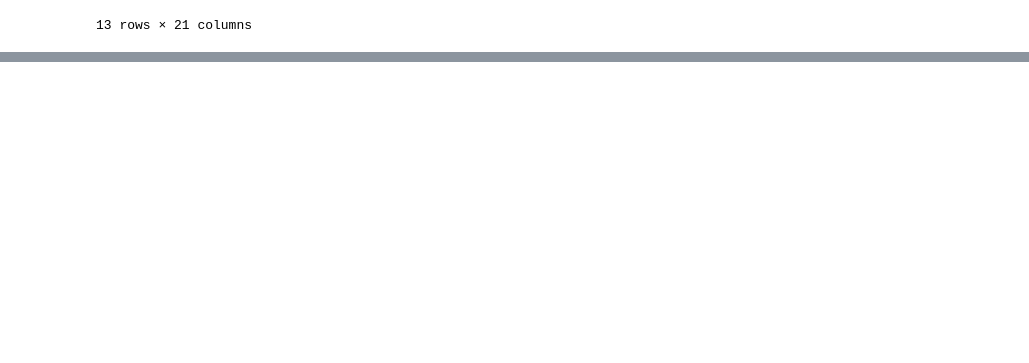
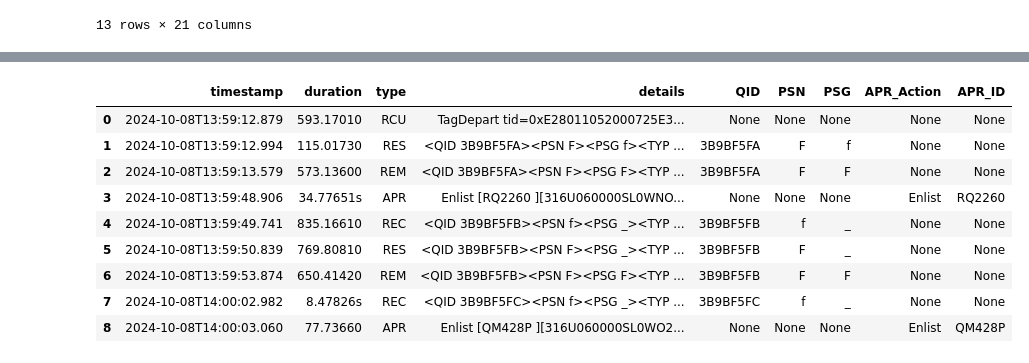
Before and after one commit to afiqrosdi260/study_parse_log, a Jupyter notebook: log-parse-table.ipynb, the cells around one changed output, grey strips where cells are left out. Cells and saved outputs as stored; diff of their text form; code cells hidden in the pictures; blank space fills up the shorter version.

```diff
--- a/log-parse-table.ipynb
+++ b/log-parse-table.ipynb
@@ -191,0 +333,91 @@ df_details_split
+# %%
+import re
+import pandas as pd
+def expand(row):
+    if row['types'] == 'APR':
+        parsed=pr.parse(formatt1,row['description']).named
+        adjust_type=row['types']+" "+parsed['adjust_type']
+        ID=parsed['APR_id']
+        filter_type=adjust_type
+    elif row['types'] == 'TFI':
+        parsed=pr.parse(formatt3,row['description']).named
+        adjust_type=parsed['adjust_type1']+" "+parsed['adjust_type2']
+        ID=row['date']
+        filter_type=ID+" "+adjust_type
+    else:
+        parsed=pr.parse(formatt2,row['description']).named
+        adjust_type=row['types']
+        ID=parsed['BaseID']
+        filter_type=row['types']+" "+parsed['type_id']
+
+    return pd.Series([adjust_type, ID,filter_type])
+# Define regex for general log structure
+log_pattern = re.compile(r'^(?P<timestamp>\S+)\s+(?P<duration>\S+)\s+(?P<type>\S+)\s+(?P<details>.+)$')
+
+# Example log data as provided
+log_data = [
+    "2024-10-08T13:59:12.879 593.17010  RCU TagDepart tid=0xE28011052000725E3F7509A4000000000000000000000000 +ve={6,43,796.96150}, -ve={6,9,182.78120}, 1st={6,43,2.12510}, 2nd={1,1,18.41920}, 3rd={3,3,144.10670}, 4th={5,5,815.09170}",
+    "2024-10-08T13:59:12.994 115.01730  RES <QID 3B9BF5FA><PSN F><PSG f><TYP 27><CID 0xE28011052000725E3F7509A4><AID 0xB0111000000000050306D926><TRX 00><BEF 00000     0.00><AFT 00000     0.00>",
+    "2024-10-08T13:59:13.579 573.13600  REM <QID 3B9BF5FA><PSN F><PSG F><TYP 27><CID 0xE28011052000725E3F7509A4><AID 0xB0111000000000050306D926><TRX 00><BEF 00000     0.00><AFT 00000     0.00>",
+    "2024-10-08T13:59:48.906  34.77651s APR Enlist [RQ2260            ][316U060000SL0WNO  ] 0 -> 1",
+    "2024-10-08T13:59:49.741 835.16610  REC <QID 3B9BF5FB><PSN f><PSG _><TYP 34><CID 0000000000><AID 000000000000000000><TRX 00><BEF 00000     0.00><AFT 00000     0.00>",
+    "2024-10-08T13:59:50.839 769.80810  RES <QID 3B9BF5FB><PSN F><PSG _><TYP 27><CID 0xE28011052000730CF9670ACE><AID 0xB01110000000000503339475><TRX 00><BEF 00000     0.00><AFT 00000     0.00>",
+    "2024-10-08T13:59:53.874 650.41420  REM <QID 3B9BF5FB><PSN F><PSG F><TYP 27><CID 0xE28011052000730CF9670ACE><AID 0xB01110000000000503339475><TRX 00><BEF 00000     0.00><AFT 00000     0.00>",
+    "2024-10-08T14:00:02.982   8.47826s REC <QID 3B9BF5FC><PSN f><PSG _><TYP 34><CID 0000000000><AID 000000000000000000><TRX 00><BEF 00000     0.00><AFT 00000     0.00>",
+    "2024-10-08T14:00:03.060  77.73660  APR Enlist [QM428P            ][316U060000SL0WO2  ] 0 -> 1"
+]
+
+# List to store filtered log entries
+log_entries = []
+
+# Patterns to identify details for REC, RES, REM logs
+qid_psn_psg_pattern = re.compile(r'<QID (?P<QID>.*?)><PSN (?P<PSN>.*?)><PSG (?P<PSG>.*?)>')
+# Patterns to identify Enlist or Select for APR logs
+apr_pattern = re.compile(r'(?P<action>Enlist|Select) \[(?P<id>.*?)\]')
+
+# Loop through the log data and match patterns
+for log in log_data:
+    match = log_pattern.match(log)
+    if match:
+        log_type = match.group('type')
+        details = match.group('details')
+
+        # Initialize dictionary to hold log info
+        log_info = match.groupdict()
+        log_info['QID'] = None
+        log_info['PSN'] = None
+        log_info['PSG'] = None
+        log_info['APR_Action'] = None
+        log_info['APR_ID'] = None
+
+        # Filter based on log type and details pattern
+        if log_type in ['REC', 'RES', 'REM']:
+            qid_match = qid_psn_psg_pattern.search(details)
+            if qid_match:
+                log_info.update(qid_match.groupdict())  # Add QID, PSN, PSG to log_info
+
+        elif log_type == 'APR':
+            apr_match = apr_pattern.search(details)
+            if apr_match:
+                log_info['APR_Action'] = apr_match.group('action')
+                log_info['APR_ID'] = apr_match.group('id')
+
+        # Append the filled log_info to entries
+        log_entries.append(log_info)
+
+# Convert list of dictionaries to DataFrame
+df = pd.DataFrame(log_entries)
+
+# Show DataFrame
+df
+# %% [output]
+|  | timestamp | duration | type | details | QID | PSN | PSG | APR_Action | APR_ID |
+| 0 | 2024-10-08T13:59:12.879 | 593.17010 | RCU | TagDepart tid=0xE28011052000725E3... | None | None | None | None | None |
+| 1 | 2024-10-08T13:59:12.994 | 115.01730 | RES | <QID 3B9BF5FA><PSN F><PSG f><TYP ... | 3B9BF5FA | F | f | None | None |
+| 2 | 2024-10-08T13:59:13.579 | 573.13600 | REM | <QID 3B9BF5FA><PSN F><PSG F><TYP ... | 3B9BF5FA | F | F | None | None |
+| 3 | 2024-10-08T13:59:48.906 | 34.77651s | APR | Enlist [RQ2260 ][316U060000SL0WNO... | None | None | None | Enlist | RQ2260 |
+| 4 | 2024-10-08T13:59:49.741 | 835.16610 | REC | <QID 3B9BF5FB><PSN f><PSG _><TYP ... | 3B9BF5FB | f | _ | None | None |
+| 5 | 2024-10-08T13:59:50.839 | 769.80810 | RES | <QID 3B9BF5FB><PSN F><PSG _><TYP ... | 3B9BF5FB | F | _ | None | None |
+| 6 | 2024-10-08T13:59:53.874 | 650.41420 | REM | <QID 3B9BF5FB><PSN F><PSG F><TYP ... | 3B9BF5FB | F | F | None | None |
+| 7 | 2024-10-08T14:00:02.982 | 8.47826s | REC | <QID 3B9BF5FC><PSN f><PSG _><TYP ... | 3B9BF5FC | f | _ | None | None |
+| 8 | 2024-10-08T14:00:03.060 | 77.73660 | APR | Enlist [QM428P ][316U060000SL0WO2... | None | None | None | Enlist | QM428P |
```
Also changed, not shown: parts of 7 cells of this notebook.
